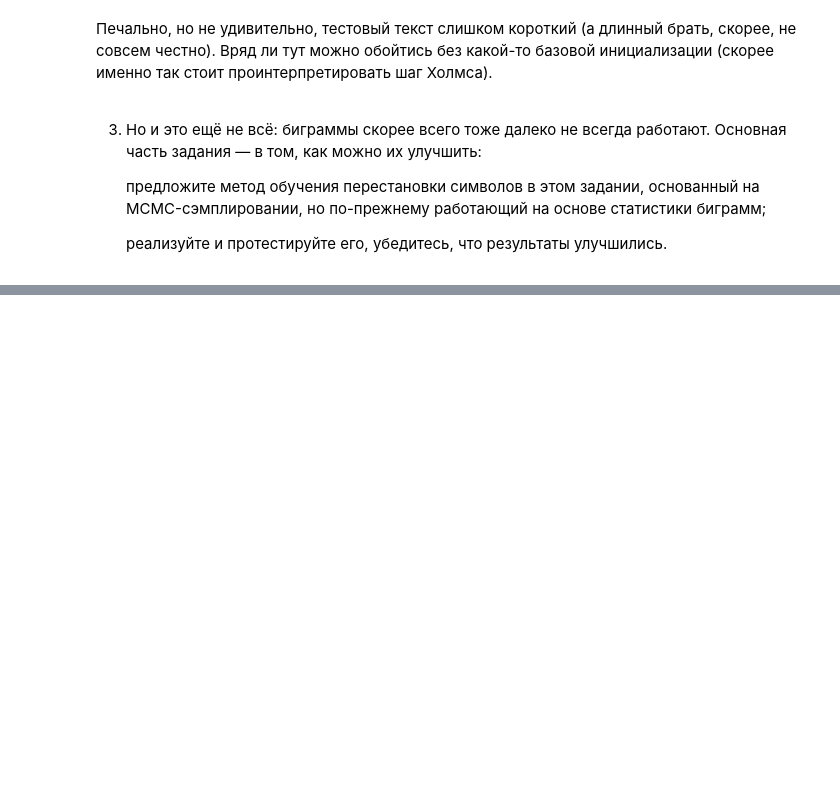
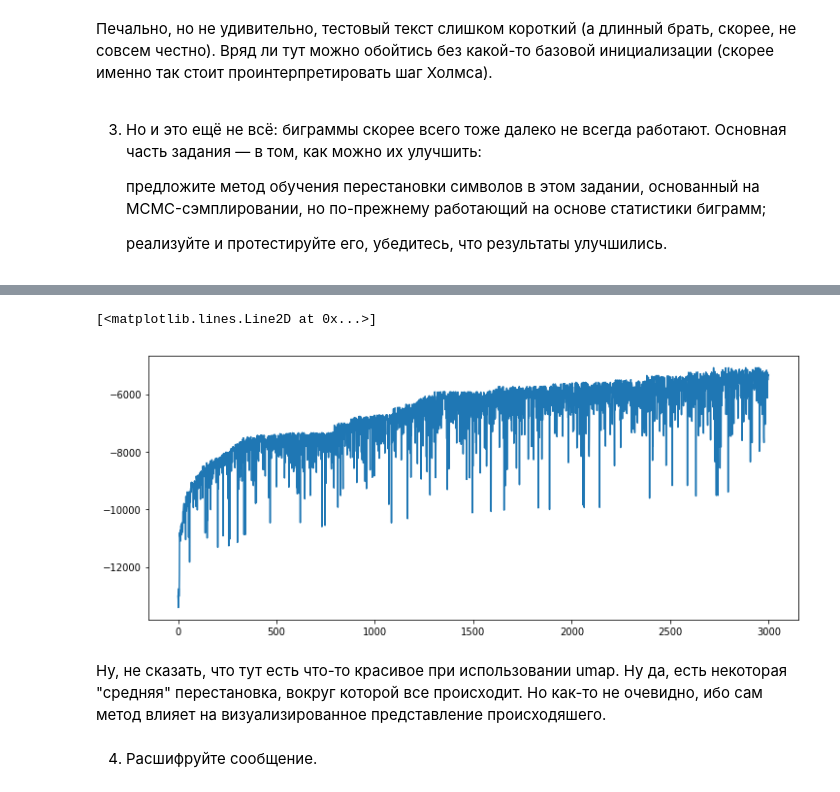
Before and after one commit to rogachevai/MADESPRING2020_ML, a Jupyter notebook: HW4/MADE_AML_HW4.ipynb, the cells around one changed output, grey strips where cells are left out. Saved outputs shown, nothing was run; the diff lists cells and outputs as text; code cells hidden in the pictures; blank space fills up the shorter version.

```diff
--- a/HW4/MADE_AML_HW4.ipynb
+++ b/HW4/MADE_AML_HW4.ipynb
@@ -52,8 +56,10 @@ class TextProcessor():
             mapping[sorted_tokens[i]] = self.sorted_frequencies[i]
         return ''.join([mapping[n_gram] for n_gram in tokized_text])[:text_len]
 
-    def apply_enc(self, text):
-        encoded = text.lower().translate(self.mapping)
+    def apply_enc(self, text, mapping):
+        if mapping is None:
+            mapping = self.mapping
+        encoded = text.lower().translate(mapping)
         return ''.join([char for char in encoded if char in self.code])
 
     def de_enc_accuracy(self,origin,adaptation):
@@ -85,7 +91,7 @@ plt.show()
 # %% [output]
 [figure]
 # %%
-encoded = processor_one.apply_enc(test_text)
+encoded = processor_one.apply_enc(test_text,mapping = None)
 # %%
 decoded = processor_one.apply_freq(encoded)
 # %%
@@ -149,0 +271,10 @@ processor_bi.de_enc_accuracy(test_text,decoded_bi)
+# %%
+plt.figure(figsize=(12,5))
+plt.plot(res[2]['logs'])
+# %% [output]
+[<matplotlib.lines.Line2D at 0x...>]
+[figure, added]
+# %% [markdown]
+Ну, не сказать, что тут есть что-то красивое при использовании umap. Ну да, есть некоторая "средняя" перестановка, вокруг которой все происходит. Но как-то не очевидно, ибо сам метод влияет на визуализированное представление происходяшего.
+# %% [markdown]
+4. Расшифруйте сообщение.
```
Also changed, not shown: parts of 24 cells of this notebook.
